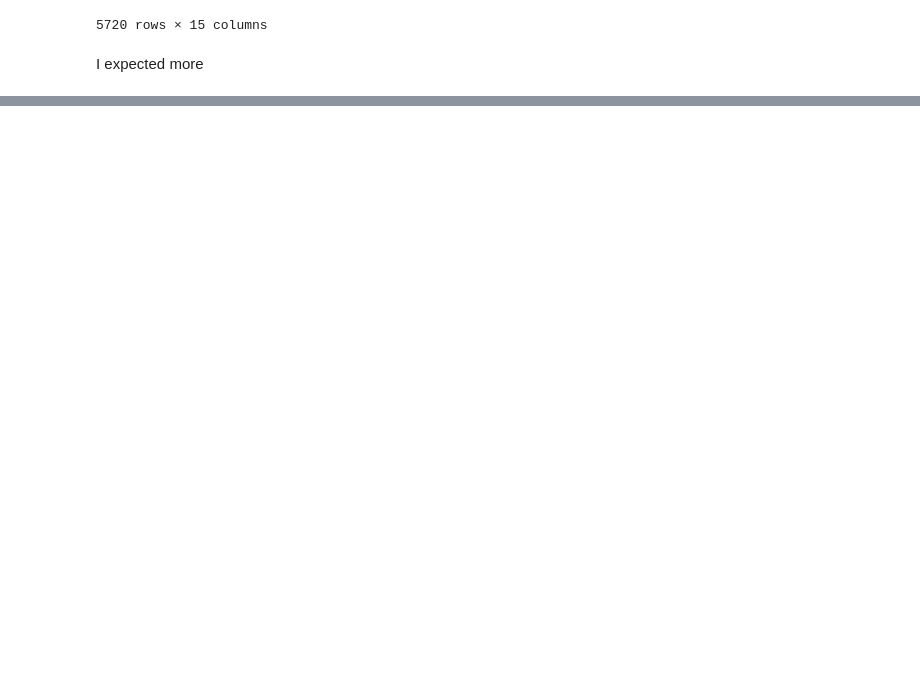
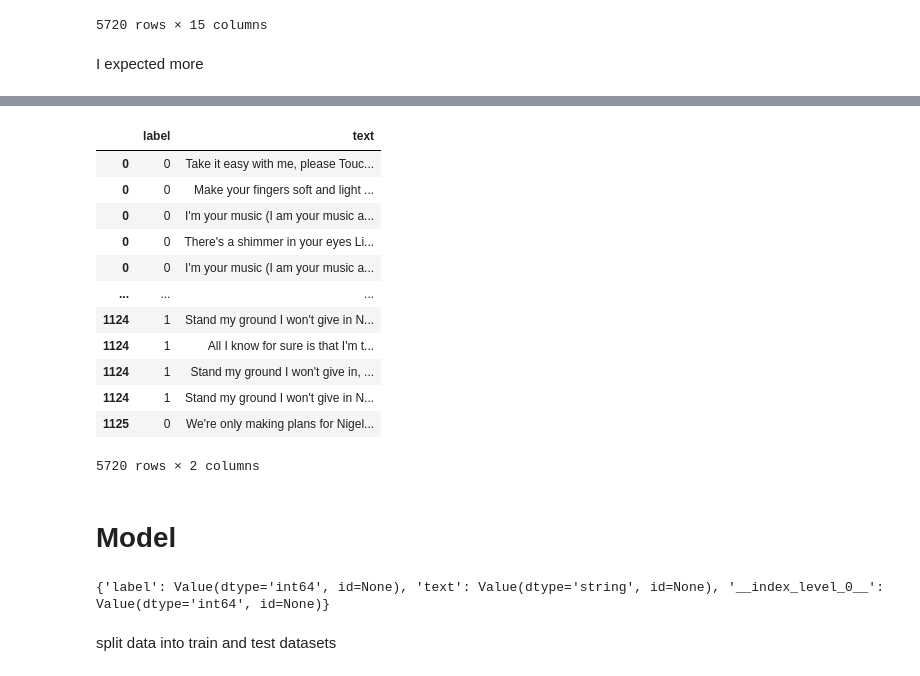
Before and after one commit to MrExplode/lyrics-classifier, a Jupyter notebook: research.ipynb, the cells around one changed output, grey strips where cells are left out. Cells and saved outputs as stored; diff of their text form; code cells hidden in the pictures; blank space fills up the shorter version.

```diff
--- a/research.ipynb
+++ b/research.ipynb
@@ -184,0 +221,23 @@ Make me sing, make me sound   (You make me sing and you make me)   Andante, Anda
+# %%
+def map_to_id(genre):
+  return label2id[genre]
+
+stripped_with_id = stripped.copy()
+stripped_with_id['label'] = stripped_with_id['label'].apply(map_to_id)
+stripped_with_id
+# %% [output]
+|  | label | text |
+| 0 | 0 | Take it easy with me, please Touc... |
+| 0 | 0 | Make your fingers soft and light ... |
+| 0 | 0 | I'm your music (I am your music a... |
+| 0 | 0 | There's a shimmer in your eyes Li... |
+| 0 | 0 | I'm your music (I am your music a... |
+| ... | ... | ... |
+| 1124 | 1 | Stand my ground I won't give in N... |
+| 1124 | 1 | All I know for sure is that I'm t... |
+| 1124 | 1 | Stand my ground I won't give in, ... |
+| 1124 | 1 | Stand my ground I won't give in N... |
+| 1125 | 0 | We're only making plans for Nigel... |
+5720 rows × 2 columns
+# %% [markdown]
+# Model
@@ -184,0 +249,7 @@ Make me sing, make me sound   (You make me sing and you make me)   Andante, Anda
+# %%
+dataset = Dataset.from_pandas(stripped_with_id)
+tokenized = dataset.map(preprocess, batched=True)
+# %% [output]
+{'label': Value(dtype='int64', id=None), 'text': Value(dtype='string', id=None), '__index_level_0__': Value(dtype='int64', id=None)}
+# %% [markdown]
+split data into train and test datasets
```
Also changed, not shown: parts of 32 cells of this notebook, 1 other file.
